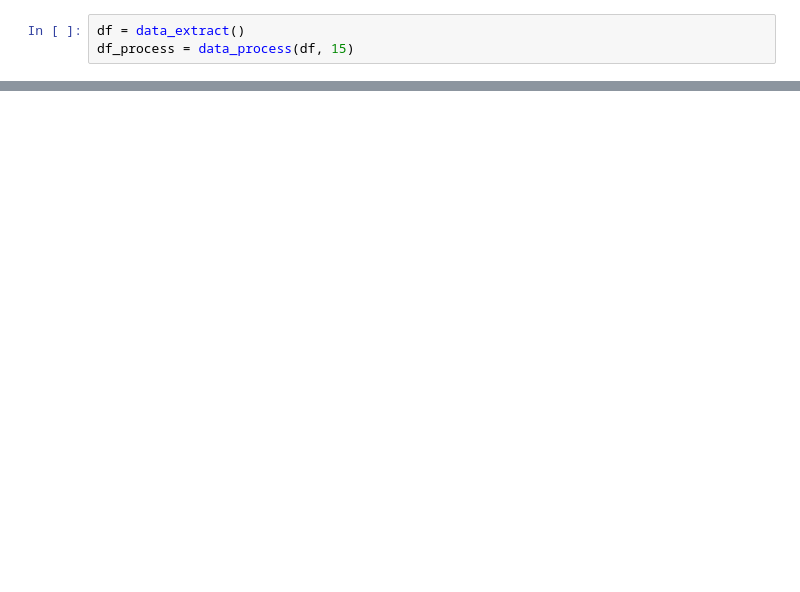
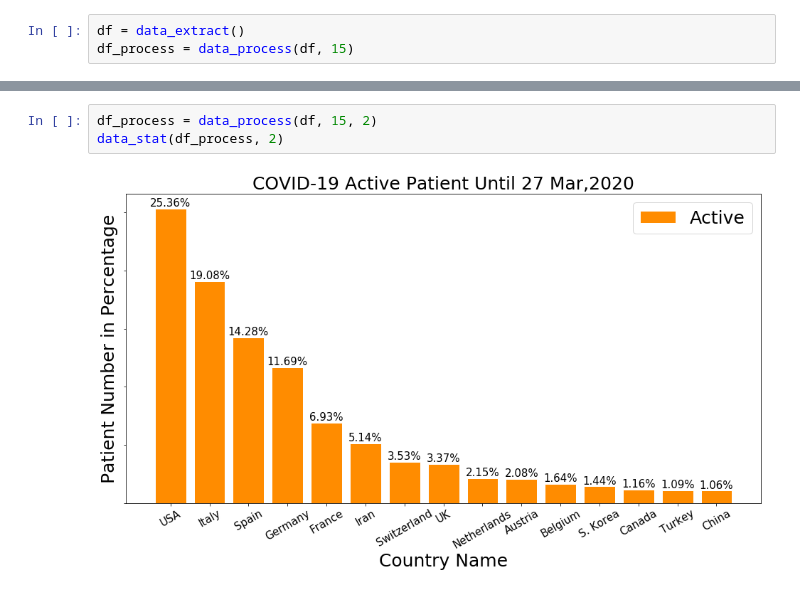
Before and after one commit to Mazhar004/python-data-visualization, a Jupyter notebook: Corona Affected Country/Corona statistics.ipynb, the cells around one changed output, grey strips where cells are left out. Drawn from its saved outputs; the diff is of its cells as text; blank space fills up the shorter version.

```diff
--- a/Corona Affected Country/Corona statistics.ipynb
+++ b/Corona Affected Country/Corona statistics.ipynb
@@ -196,0 +194,5 @@ data_stat(df_process, 3, True)
+# %%
+df_process = data_process(df, 15, 2)
+data_stat(df_process, 2)
+# %% [output]
+[figure, added]
```
Also changed, not shown: parts of 8 cells of this notebook, 6 other files.
